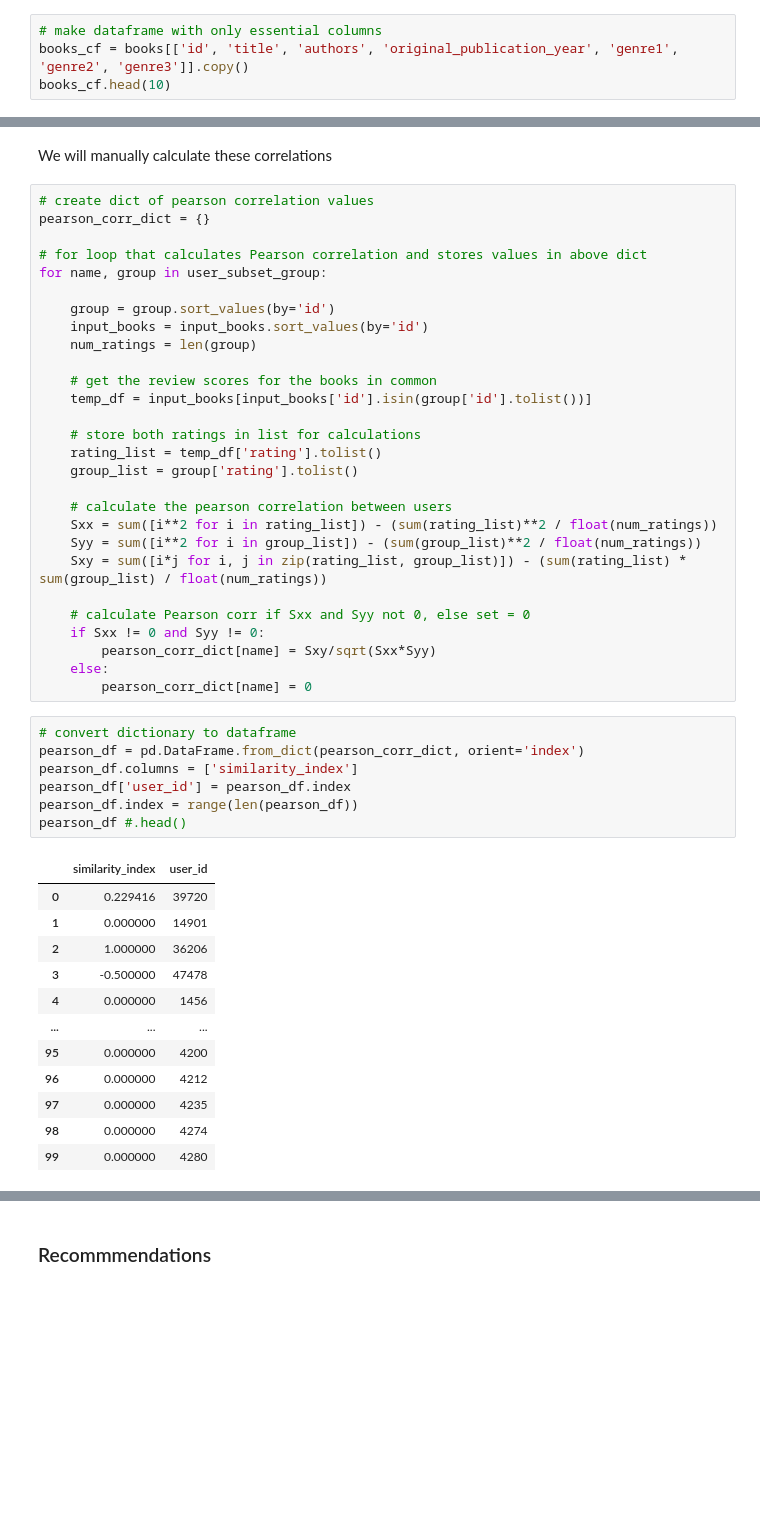
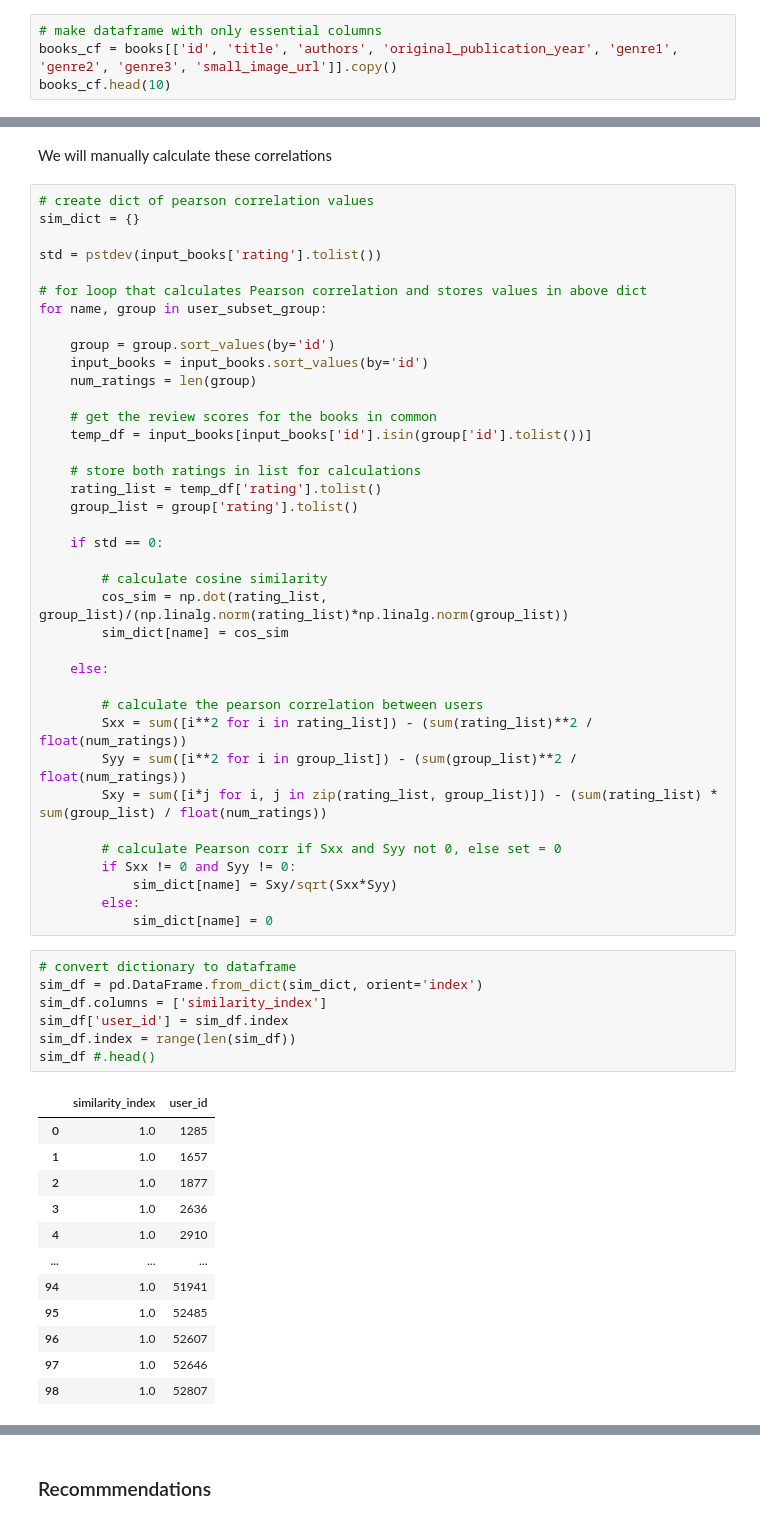
Before and after one commit to gcolson11/Capstone_Books, a Jupyter notebook: Pre-processing and Model.ipynb, the cells around one changed output, grey strips where cells are left out. Saved outputs shown, nothing was run; the diff lists cells and outputs as text; blank space fills up the shorter version.

```diff
--- a/Pre-processing and Model.ipynb
+++ b/Pre-processing and Model.ipynb
@@ -47,5 +48,5 @@ I chose a collaborative filtering approach for my recommender. I used [this](htt
 # %%
 # make dataframe with only essential columns
-books_cf = books[['id', 'title', 'authors', 'original_publication_year', 'genre1', 'genre2', 'genre3']].copy()
+books_cf = books[['id', 'title', 'authors', 'original_publication_year', 'genre1', 'genre2', 'genre3', 'small_image_url']].copy()
 books_cf.head(10)
 # %% [output]
@@ -247,7 +227,9 @@ user_subset_group = user_subset_group[0:100]
 We will manually calculate these correlations
 # %%
 # create dict of pearson correlation values
-pearson_corr_dict = {}
+sim_dict = {}
+
+std = pstdev(input_books['rating'].tolist())
 
 # for loop that calculates Pearson correlation and stores values in above dict
 for name, group in user_subset_group:
@@ -263,33 +245,41 @@ for name, group in user_subset_group:
     rating_list = temp_df['rating'].tolist()
     group_list = group['rating'].tolist()
 
-    # calculate the pearson correlation between users
-    Sxx = sum([i**2 for i in rating_list]) - (sum(rating_list)**2 / float(num_ratings))
-    Syy = sum([i**2 for i in group_list]) - (sum(group_list)**2 / float(num_ratings))
-    Sxy = sum([i*j for i, j in zip(rating_list, group_list)]) - (sum(rating_list) * sum(group_list) / float(num_ratings))
+    if std == 0:
 
-    # calculate Pearson corr if Sxx and Syy not 0, else set = 0
-    if Sxx != 0 and Syy != 0:
-        pearson_corr_dict[name] = Sxy/sqrt(Sxx*Syy)
+        # calculate cosine similarity
+        cos_sim = np.dot(rating_list, group_list)/(np.linalg.norm(rating_list)*np.linalg.norm(group_list))
+        sim_dict[name] = cos_sim
+
     else:
-        pearson_corr_dict[name] = 0
+
+        # calculate the pearson correlation between users
+        Sxx = sum([i**2 for i in rating_list]) - (sum(rating_list)**2 / float(num_ratings))
+        Syy = sum([i**2 for i in group_list]) - (sum(group_list)**2 / float(num_ratings))
+        Sxy = sum([i*j for i, j in zip(rating_list, group_list)]) - (sum(rating_list) * sum(group_list) / float(num_ratings))
+
+        # calculate Pearson corr if Sxx and Syy not 0, else set = 0
+        if Sxx != 0 and Syy != 0:
+            sim_dict[name] = Sxy/sqrt(Sxx*Syy)
+        else:
+            sim_dict[name] = 0
 # %%
 # convert dictionary to dataframe
-pearson_df = pd.DataFrame.from_dict(pearson_corr_dict, orient='index')
-pearson_df.columns = ['similarity_index']
-pearson_df['user_id'] = pearson_df.index
-pearson_df.index = range(len(pearson_df))
-pearson_df #.head()
+sim_df = pd.DataFrame.from_dict(sim_dict, orient='index')
+sim_df.columns = ['similarity_index']
+sim_df['user_id'] = sim_df.index
+sim_df.index = range(len(sim_df))
+sim_df #.head()
 # %% [output]
 |  | similarity_index | user_id |
-| 0 | 0.229416 | 39720 |
-| 1 | 0.000000 | 14901 |
-| 2 | 1.000000 | 36206 |
-| 3 | -0.500000 | 47478 |
-| 4 | 0.000000 | 1456 |
+| 0 | 1.0 | 1285 |
+| 1 | 1.0 | 1657 |
+| 2 | 1.0 | 1877 |
+| 3 | 1.0 | 2636 |
+| 4 | 1.0 | 2910 |
 | ... | ... | ... |
-| 95 | 0.000000 | 4200 |
-| 96 | 0.000000 | 4212 |
-| 97 | 0.000000 | 4235 |
-| 98 | 0.000000 | 4274 |
-| 99 | 0.000000 | 4280 |
+| 94 | 1.0 | 51941 |
+| 95 | 1.0 | 52485 |
+| 96 | 1.0 | 52607 |
+| 97 | 1.0 | 52646 |
+| 98 | 1.0 | 52807 |
```
Also changed, not shown: parts of 20 cells of this notebook.
